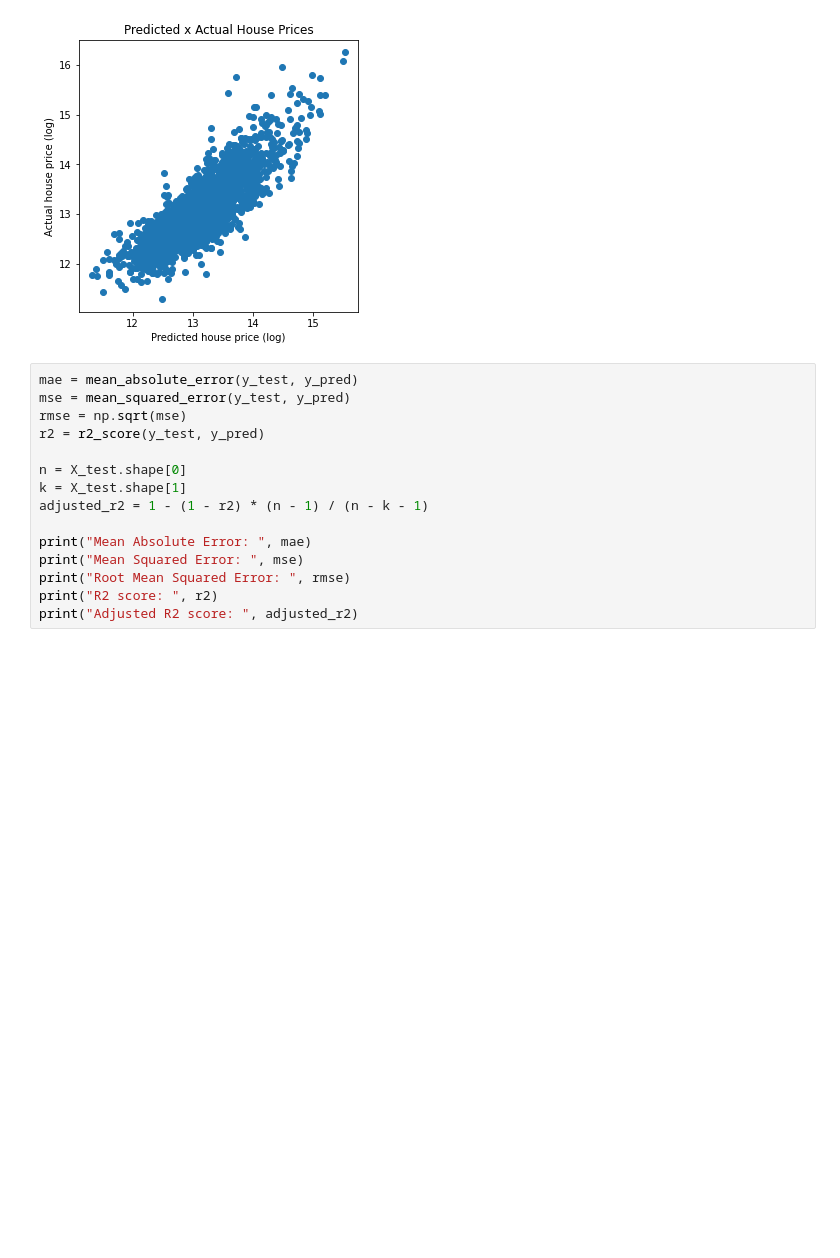
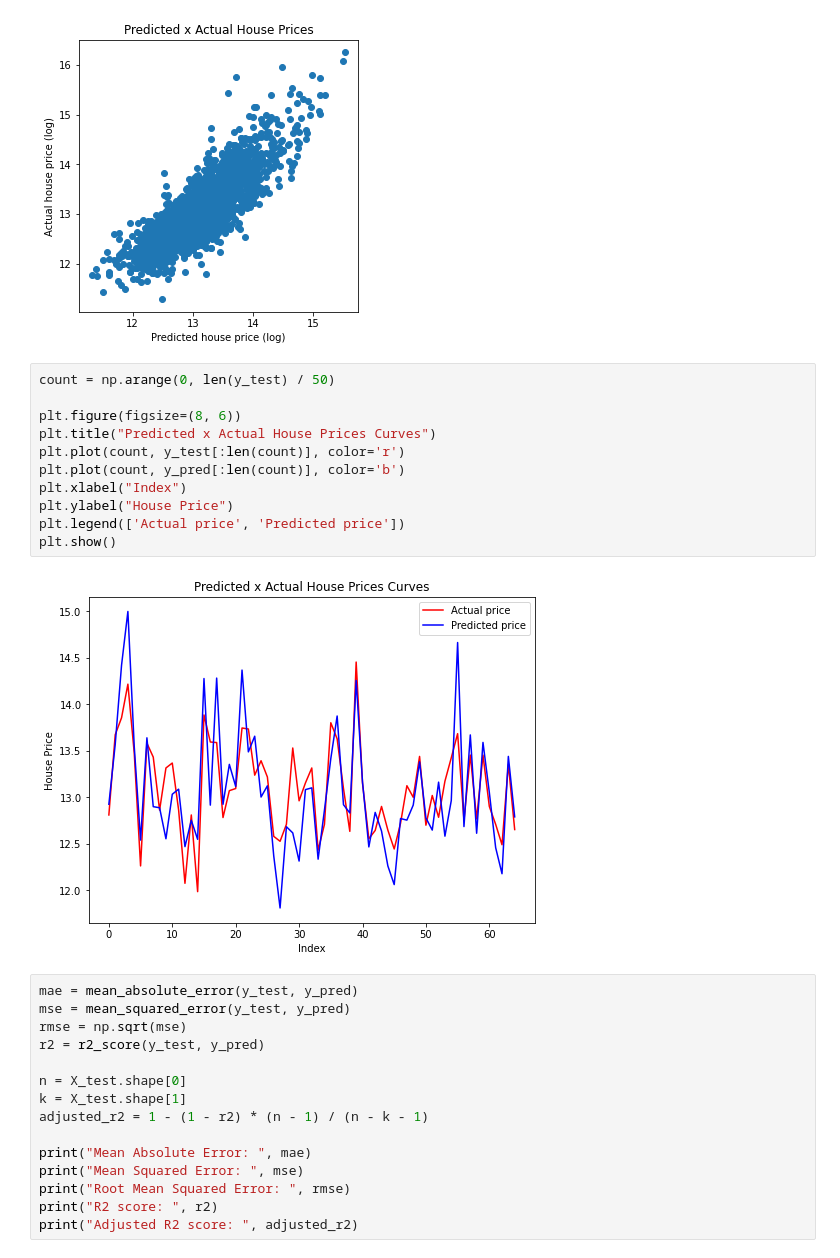
Before and after one commit to guilhermedom/neural-regressor-house-prices, a Jupyter notebook: notebooks/1.0-gdfs-neural-regressor-house-prices.ipynb, the cells around one changed output. Drawn from its saved outputs; the diff is of its cells as text; blank space fills up the shorter version.

Commit message:
feat: add actual vs predicted curve comparison

```diff
--- a/notebooks/1.0-gdfs-neural-regressor-house-prices.ipynb
+++ b/notebooks/1.0-gdfs-neural-regressor-house-prices.ipynb
@@ -177,6 +177,19 @@ plt.ylabel("Actual house price (log)")
 plt.show()
 # %% [output]
 [figure]
+# %%
+count = np.arange(0, len(y_test) / 50)
+
+plt.figure(figsize=(8, 6))
+plt.title("Predicted x Actual House Prices Curves")
+plt.plot(count, y_test[:len(count)], color='r')
+plt.plot(count, y_pred[:len(count)], color='b')
+plt.xlabel("Index")
+plt.ylabel("House Price")
+plt.legend(['Actual price', 'Predicted price'])
+plt.show()
+# %% [output]
+[figure, added]
 # %%
 mae = mean_absolute_error(y_test, y_pred)
 mse = mean_squared_error(y_test, y_pred)
```
Also changed, not shown: parts of 1 cell of this notebook.
